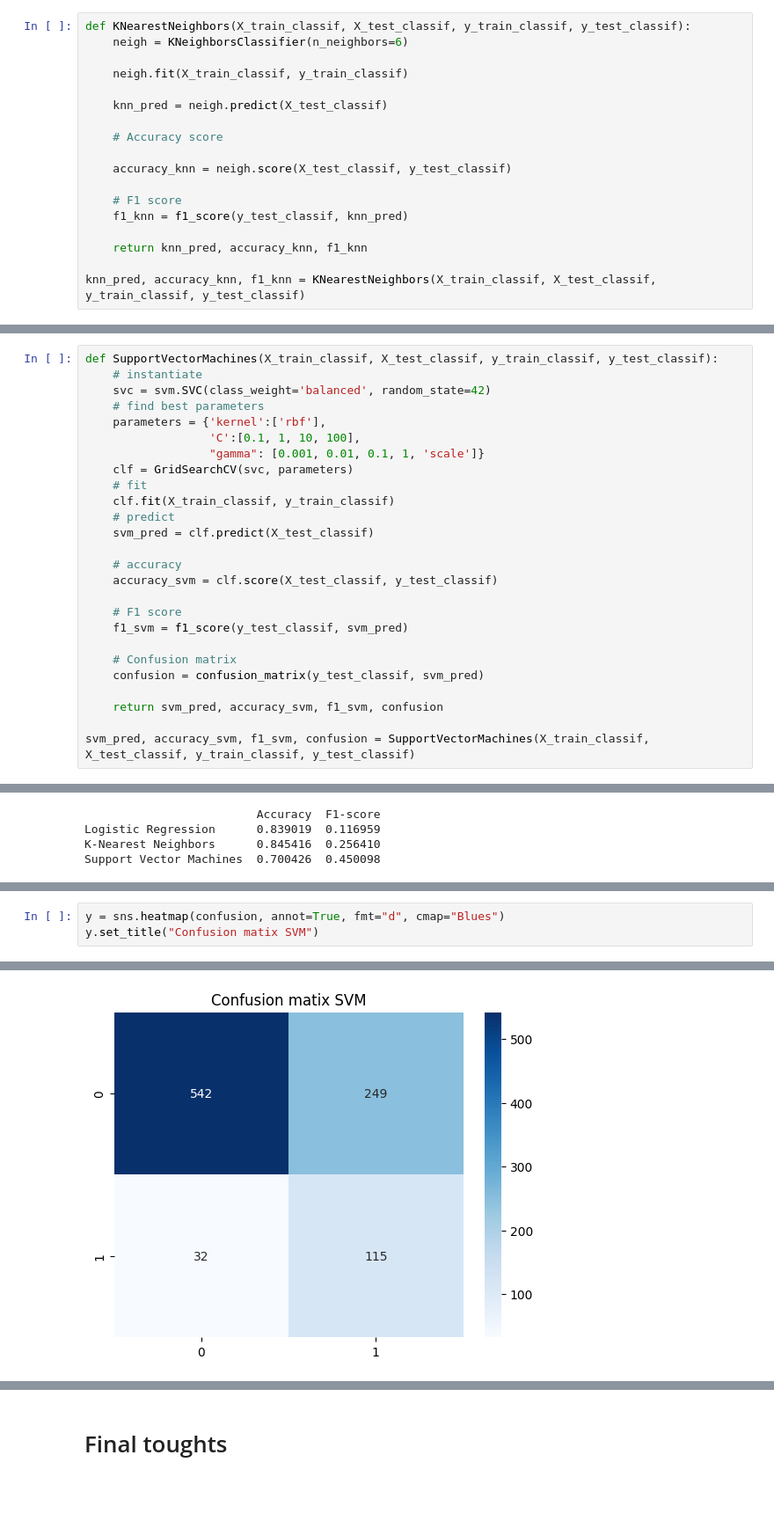
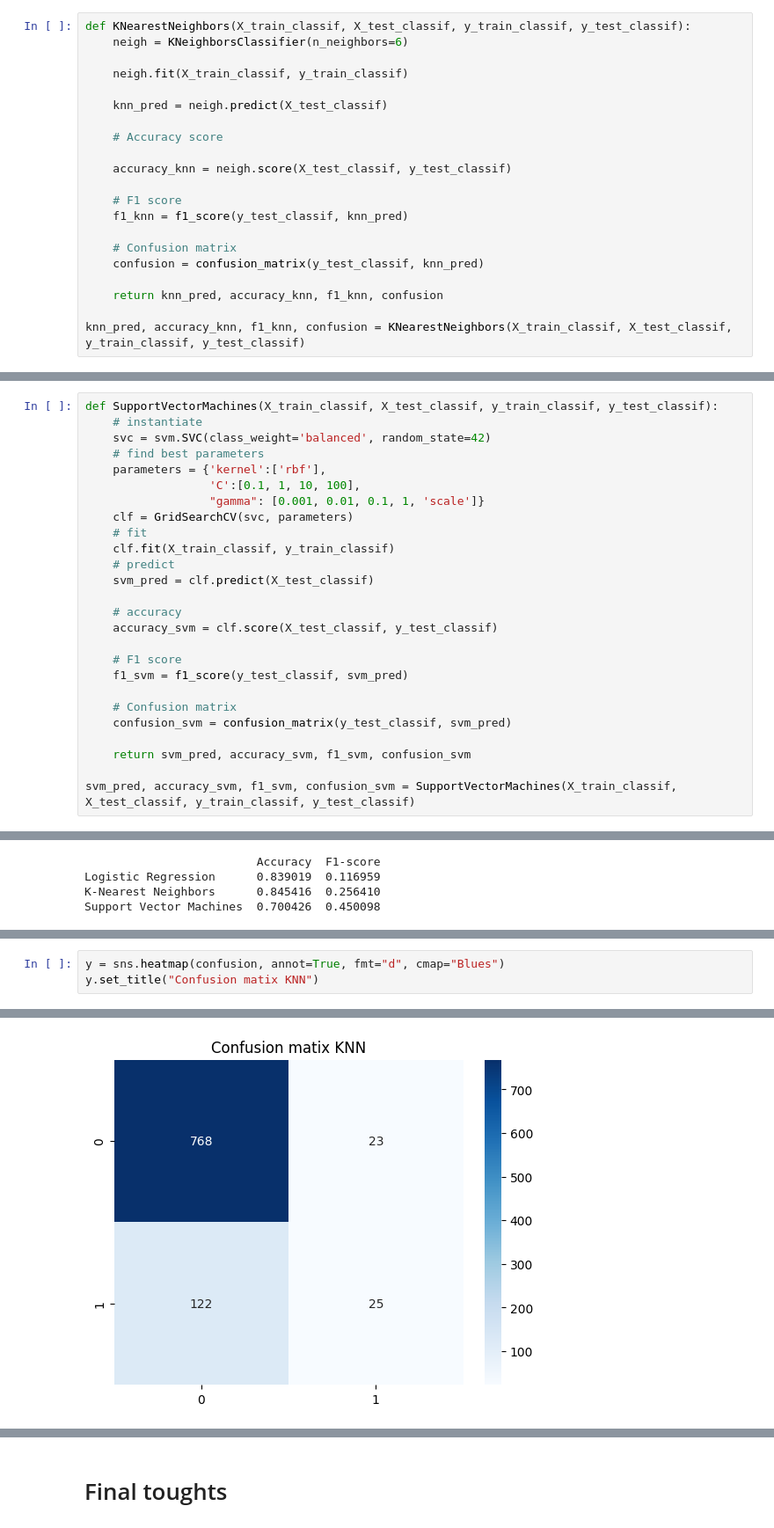
Before and after one commit to AlexGtHub/Machine-Learning, a Jupyter notebook: AsteroidML Threat Classification Using NASA Open Data/AsteroidML Classification.ipynb, the cells around one changed output, grey strips where cells are left out. Shown at 88% size. Cells and saved outputs as stored; diff of their text form; blank space fills up the shorter version.

Commit message:
correct FN/FP interpretation for SVM and KNN in hazard classification

```diff
--- a/AsteroidML Threat Classification Using NASA Open Data/AsteroidML Classification.ipynb
+++ b/AsteroidML Threat Classification Using NASA Open Data/AsteroidML Classification.ipynb
@@ -473,9 +473,12 @@ def KNearestNeighbors(X_train_classif, X_test_classif, y_train_classif, y_test_c
     # F1 score
     f1_knn = f1_score(y_test_classif, knn_pred)
 
-    return knn_pred, accuracy_knn, f1_knn
+    # Confusion matrix
+    confusion = confusion_matrix(y_test_classif, knn_pred)
 
-knn_pred, accuracy_knn, f1_knn = KNearestNeighbors(X_train_classif, X_test_classif, y_train_classif, y_test_classif)
+    return knn_pred, accuracy_knn, f1_knn, confusion
+
+knn_pred, accuracy_knn, f1_knn, confusion = KNearestNeighbors(X_train_classif, X_test_classif, y_train_classif, y_test_classif)
 # %%
 print(f"K-Nearest Neighbors accuracy: {accuracy_knn:.4f}")
 print(f"K-Nearest Neighbors F1_score: {f1_knn:.4f}")
@@ -505,11 +508,11 @@ def SupportVectorMachines(X_train_classif, X_test_classif, y_train_classif, y_te
     f1_svm = f1_score(y_test_classif, svm_pred)
 
     # Confusion matrix
-    confusion = confusion_matrix(y_test_classif, svm_pred)
+    confusion_svm = confusion_matrix(y_test_classif, svm_pred)
 
-    return svm_pred, accuracy_svm, f1_svm, confusion
+    return svm_pred, accuracy_svm, f1_svm, confusion_svm
 
-svm_pred, accuracy_svm, f1_svm, confusion = SupportVectorMachines(X_train_classif, X_test_classif, y_train_classif, y_test_classif)
+svm_pred, accuracy_svm, f1_svm, confusion_svm = SupportVectorMachines(X_train_classif, X_test_classif, y_train_classif, y_test_classif)
 # %%
 print(f"Support Vector Machines accuracy: {accuracy_svm:.4f}")
 print(f"Support Vector Machines f1_score: {f1_svm:.4f}")
@@ -537,4 +540,4 @@ Now we pick the SVM which gives us the best accuracy, and we are going to look a
 # %%
 y = sns.heatmap(confusion, annot=True, fmt="d", cmap="Blues")
-y.set_title("Confusion matix SVM")
+y.set_title("Confusion matix KNN")
 # %% [output]
@@ -542 +545 @@ Text(0.5, 1.0, 'Confusion matix SVM')
-[figure, old version]
+[figure, new version]
```
Also changed, not shown: parts of 5 cells of this notebook, 1 other file.
